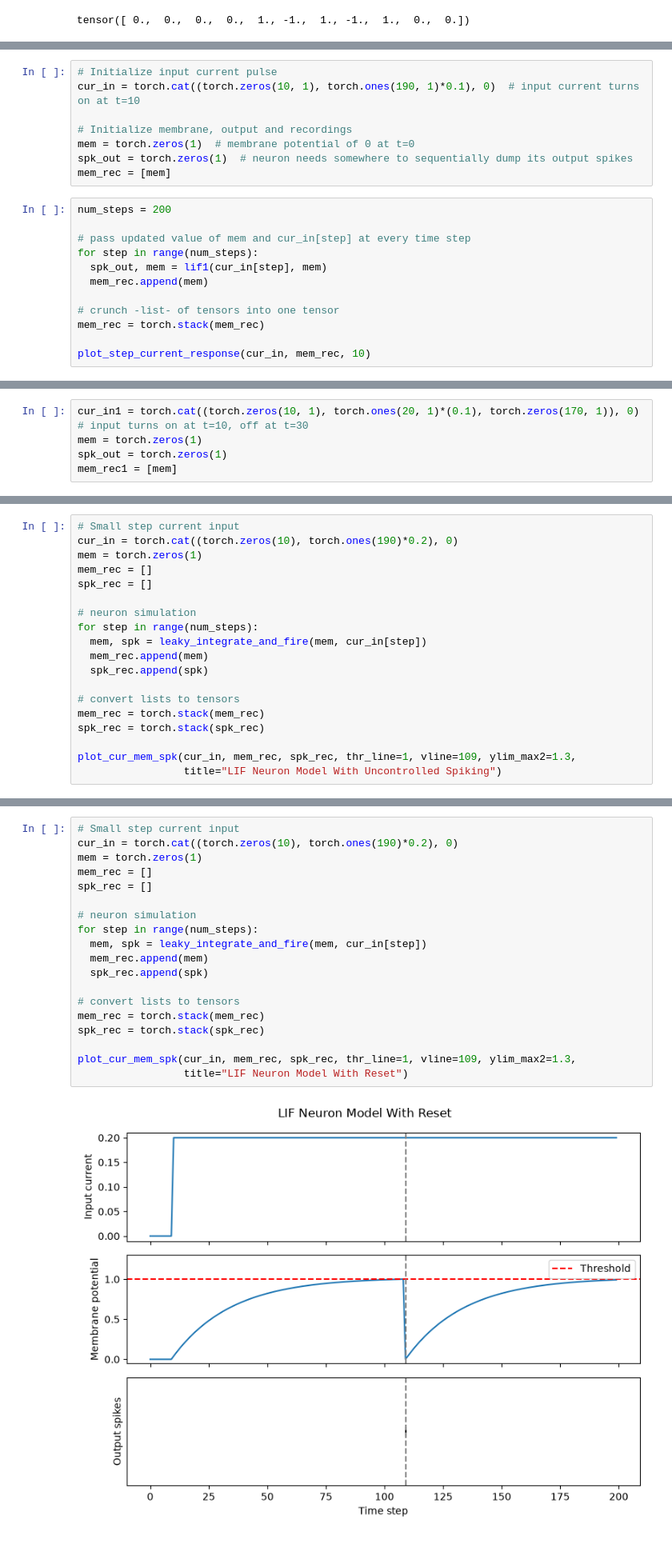
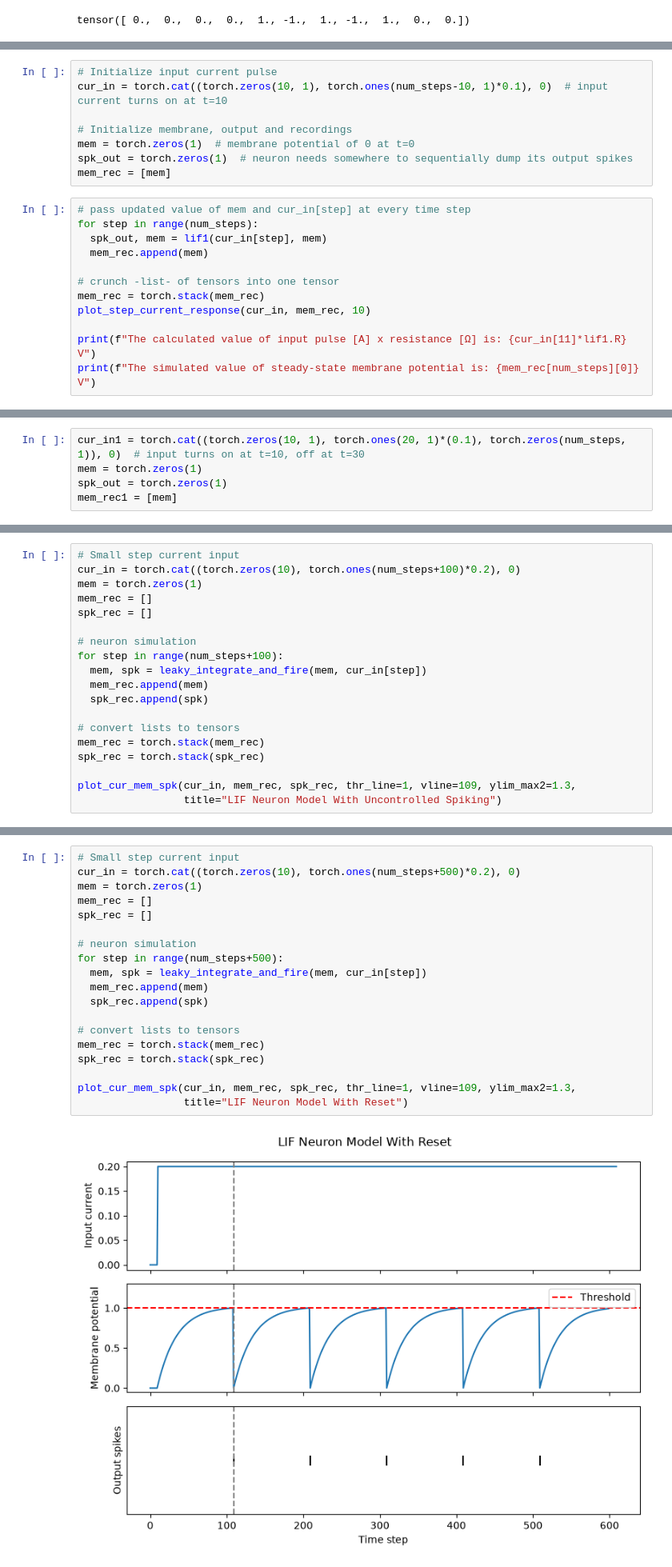
Before and after one commit to petermeeus/SNN_Project-Neural_Networks-RUG-, a Jupyter notebook: src/snn_project/notebooks/tutorial-snntorch.ipynb, the cells around one changed output, grey strips where cells are left out. Shown at 80% size. Drawn from its saved outputs; the diff is of its cells as text.

```diff
--- a/src/snn_project/notebooks/tutorial-snntorch.ipynb
+++ b/src/snn_project/notebooks/tutorial-snntorch.ipynb
@@ -540,14 +509,12 @@ plot_mem(mem_rec, "Lapicque's Neuron Model Without Stimulus")
 # %%
 # Initialize input current pulse
-cur_in = torch.cat((torch.zeros(10, 1), torch.ones(190, 1)*0.1), 0)  # input current turns on at t=10
+cur_in = torch.cat((torch.zeros(10, 1), torch.ones(num_steps-10, 1)*0.1), 0)  # input current turns on at t=10
 
 # Initialize membrane, output and recordings
 mem = torch.zeros(1)  # membrane potential of 0 at t=0
 spk_out = torch.zeros(1)  # neuron needs somewhere to sequentially dump its output spikes
 mem_rec = [mem]
 # %%
-num_steps = 200
-
 # pass updated value of mem and cur_in[step] at every time step
 for step in range(num_steps):
   spk_out, mem = lif1(cur_in[step], mem)
@@ -555,6 +522,8 @@ for step in range(num_steps):
 
 # crunch -list- of tensors into one tensor
 mem_rec = torch.stack(mem_rec)
+plot_step_current_response(cur_in, mem_rec, 10)
 
-plot_step_current_response(cur_in, mem_rec, 10)
+print(f"The calculated value of input pulse [A] x resistance [Ω] is: {cur_in[11]*lif1.R} V")
+print(f"The simulated value of steady-state membrane potential is: {mem_rec[num_steps][0]} V")
 # %% [output]
@@ -572,5 +535,5 @@ The simulated value of steady-state membrane potential is: 0.4999999403953552 V
 # %%
-cur_in1 = torch.cat((torch.zeros(10, 1), torch.ones(20, 1)*(0.1), torch.zeros(170, 1)), 0)  # input turns on at t=10, off at t=30
+cur_in1 = torch.cat((torch.zeros(10, 1), torch.ones(20, 1)*(0.1), torch.zeros(num_steps, 1)), 0)  # input turns on at t=10, off at t=30
 mem = torch.zeros(1)
 spk_out = torch.zeros(1)
 mem_rec1 = [mem]
@@ -670,13 +639,13 @@ def leaky_integrate_and_fire(mem, cur=0, threshold=1, time_step=1e-3, R=5.1, C=5
   return mem, spk
 # %%
 # Small step current input
-cur_in = torch.cat((torch.zeros(10), torch.ones(190)*0.2), 0)
+cur_in = torch.cat((torch.zeros(10), torch.ones(num_steps+100)*0.2), 0)
 mem = torch.zeros(1)
 mem_rec = []
 spk_rec = []
 
 # neuron simulation
-for step in range(num_steps):
+for step in range(num_steps+100):
   mem, spk = leaky_integrate_and_fire(mem, cur_in[step])
   mem_rec.append(mem)
   spk_rec.append(spk)
@@ -702,25 +673,25 @@ def leaky_integrate_and_fire(mem, cur=0, threshold=1, time_step=1e-3, R=5.1, C=5
   return mem, spk
 # %%
 # Small step current input
-cur_in = torch.cat((torch.zeros(10), torch.ones(190)*0.2), 0)
+cur_in = torch.cat((torch.zeros(10), torch.ones(num_steps+500)*0.2), 0)
 mem = torch.zeros(1)
 mem_rec = []
 spk_rec = []
 
 # neuron simulation
-for step in range(num_steps):
+for step in range(num_steps+500):
   mem, spk = leaky_integrate_and_fire(mem, cur_in[step])
   mem_rec.append(mem)
   spk_rec.append(spk)
 
 # convert lists to tensors
 mem_rec = torch.stack(mem_rec)
 spk_rec = torch.stack(spk_rec)
 
 plot_cur_mem_spk(cur_in, mem_rec, spk_rec, thr_line=1, vline=109, ylim_max2=1.3,
                  title="LIF Neuron Model With Reset")
 # %% [output]
-[figure, old version]
+[figure, new version]
 (<Figure size 800x600 with 3 Axes>,
  array([<Axes: ylabel='Input current'>,
         <Axes: ylabel='Membrane potential'>,
```
Also changed, not shown: parts of 77 cells of this notebook.
